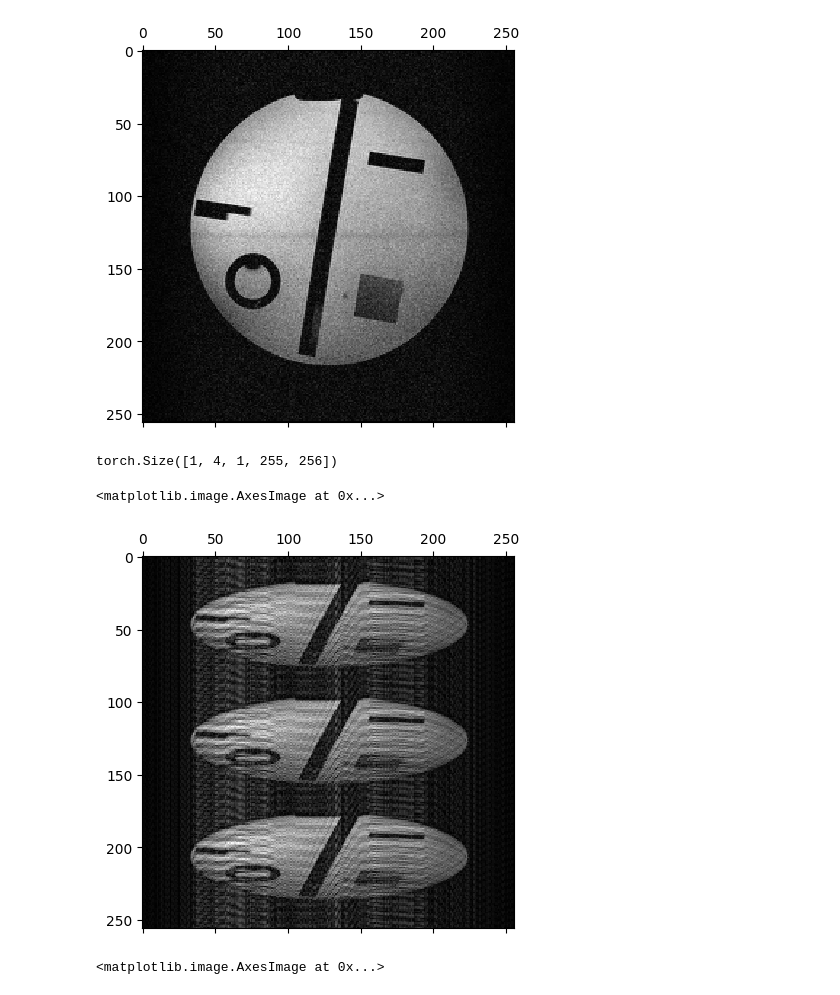
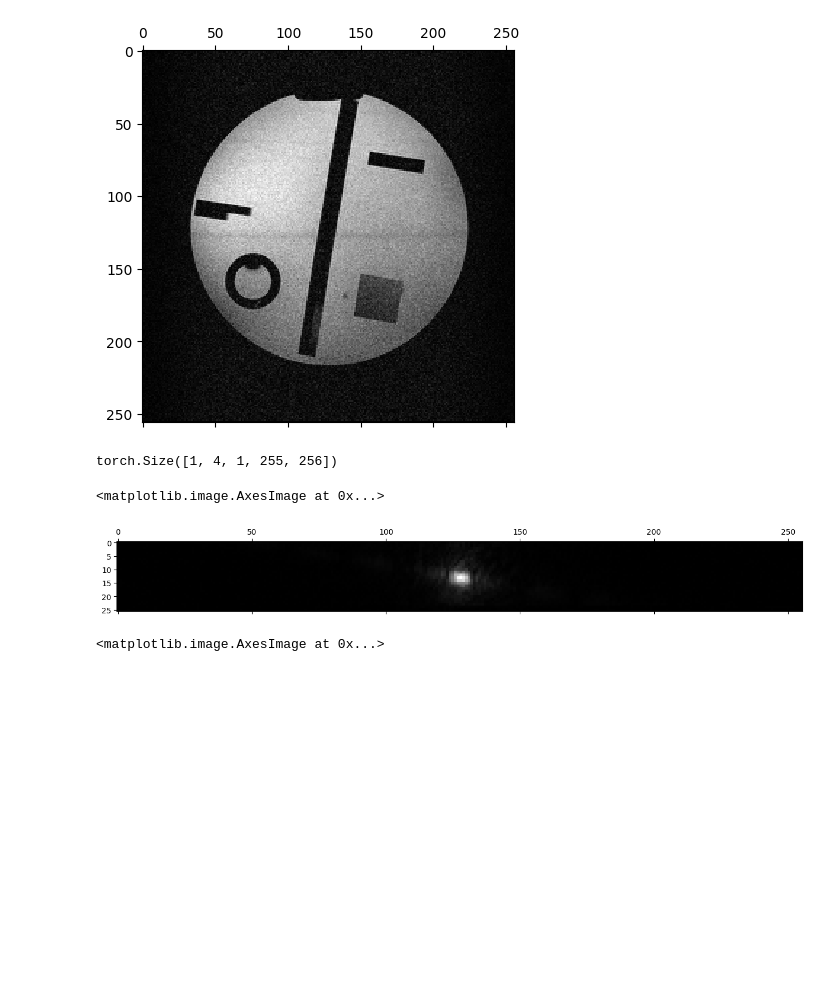
Before and after one commit to PTB-MR/mrpro, a Jupyter notebook: examples/Test.ipynb, the cells around one changed output. Cells and saved outputs as stored; diff of their text form; code cells hidden in the pictures; blank space fills up the shorter version.

Commit message:
Trying Cartesian Sampling operator it works but again there is no informations on the lines so basically the code think there is only the number of undersampled

```diff
--- a/examples/Test.ipynb
+++ b/examples/Test.ipynb
@@ -84,27 +84,37 @@ kdatapuls.data.shape
 torch.Size([1, 4, 1, 255, 256])
 # %%
 import mrpro
-from mrpro.data.traj_calculators import KTrajectoryIsmrmrd
 
-# Use the trajectory that is stored in the ISMRMRD file
-# trajectory = mrpro.data.traj_calculators.KTrajectoryIsmrmrd(seq_file)
 # Load in the Data from the ISMRMRD file
 kdatapuls = KData.from_file(h5_path3, KTrajectoryPulseq(seq_path=seq_path3))
 kdatapuls.header.recon_matrix = SpatialDimension(z=1, y=256, x=256)
-# Perform the reconstruction
-reconstructionpuls = mrpro.algorithms.reconstruction.DirectReconstruction.from_kdata(kdatapuls)
-# Use this to run on gpu: kdata = kdata.cuda()
-img = reconstructionpuls(kdatapuls)
+
+# Calculate dcf using the trajectory
+dcf_operator = mrpro.data.DcfData.from_traj_voronoi(kdatapuls.traj).as_operator()
+# Define Fourier operator
+cart_operator = mrpro.operators.CartesianSamplingOp(
+    encoding_matrix=kdatapuls.header.encoding_matrix,
+    traj=kdatapuls.traj,
+)
+adjoint_operator = cart_operator.H
+
+img_coilwise = mrpro.data.IData.from_tensor_and_kheader(*adjoint_operator(kdatapuls.data), kdatapuls.header)
+csm_operator = mrpro.data.CsmData.from_idata_walsh(img_coilwise).as_operator()
+
+# Perform Direct Reconstruction
+forward_operator = cart_operator @ csm_operator
+adjoint_operator = cart_operator.H
+img = mrpro.data.IData.from_tensor_and_kheader(*adjoint_operator(kdatapuls.data), kdatapuls.header)
 
 import matplotlib.pyplot as plt
 
 # Display the reconstructed image
 # If there are multiple slices, ..., only the first one is selected
 first_img = img.rss().cpu()[0, 0, :, :]  #  images, z, y, x
 plt.matshow(first_img, cmap='gray')
 # %% [output]
 <matplotlib.image.AxesImage at 0x...>
-[figure, old version]
+[figure, new version]
 # %%
 import mrpro
 from mrpro.data.traj_calculators import KTrajectoryIsmrmrd
```
Also changed, not shown: 1 other file.
